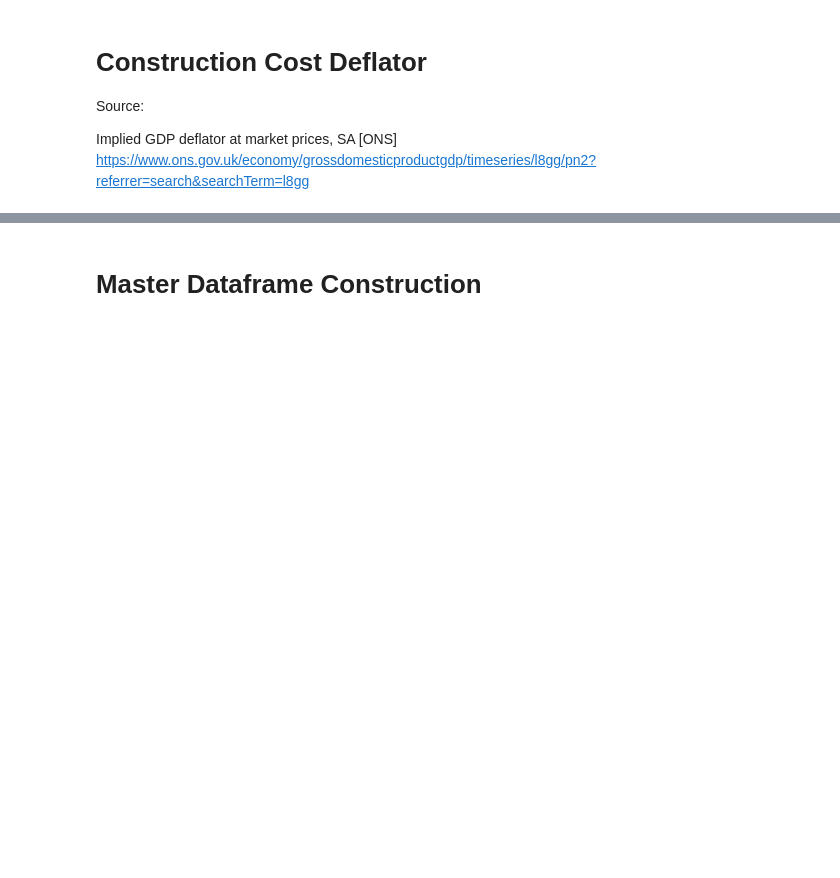
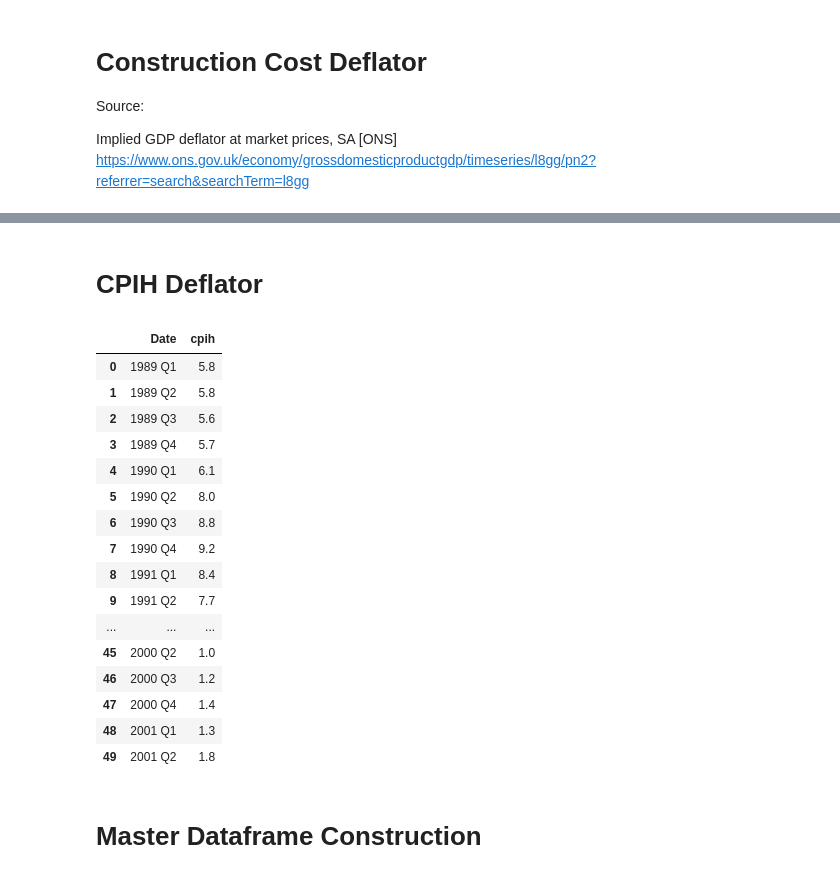
Before and after one commit to adrymmm/dissertation_housing_supply, a Jupyter notebook: notebooks/02_data_cleaning.ipynb, the cells around one changed output, grey strips where cells are left out. Drawn from its saved outputs; the diff is of its cells as text; code cells hidden in the pictures; blank space fills up the shorter version.

```diff
--- a/notebooks/02_data_cleaning.ipynb
+++ b/notebooks/02_data_cleaning.ipynb
@@ -626,3 +626,31 @@ cc_def
+# %% [markdown]
+# CPIH Deflator
+# %%
+cpih = pd.read_csv("../data/python_master/cpih/cpih.csv", skiprows=45, header=None)
+
+cpih.columns = ["Date", "cpih"]
+
+cpih.head(50)
+
+#WIP
+# %% [output]
+|  | Date | cpih |
+| 0 | 1989 Q1 | 5.8 |
+| 1 | 1989 Q2 | 5.8 |
+| 2 | 1989 Q3 | 5.6 |
+| 3 | 1989 Q4 | 5.7 |
+| 4 | 1990 Q1 | 6.1 |
+| 5 | 1990 Q2 | 8.0 |
+| 6 | 1990 Q3 | 8.8 |
+| 7 | 1990 Q4 | 9.2 |
+| 8 | 1991 Q1 | 8.4 |
+| 9 | 1991 Q2 | 7.7 |
+| ... | ... | ... |
+| 45 | 2000 Q2 | 1.0 |
+| 46 | 2000 Q3 | 1.2 |
+| 47 | 2000 Q4 | 1.4 |
+| 48 | 2001 Q1 | 1.3 |
+| 49 | 2001 Q2 | 1.8 |
 # %% [markdown]
 # Master Dataframe Construction
 # %%
```
Also changed, not shown: parts of 1 cell of this notebook, 9 other files.
